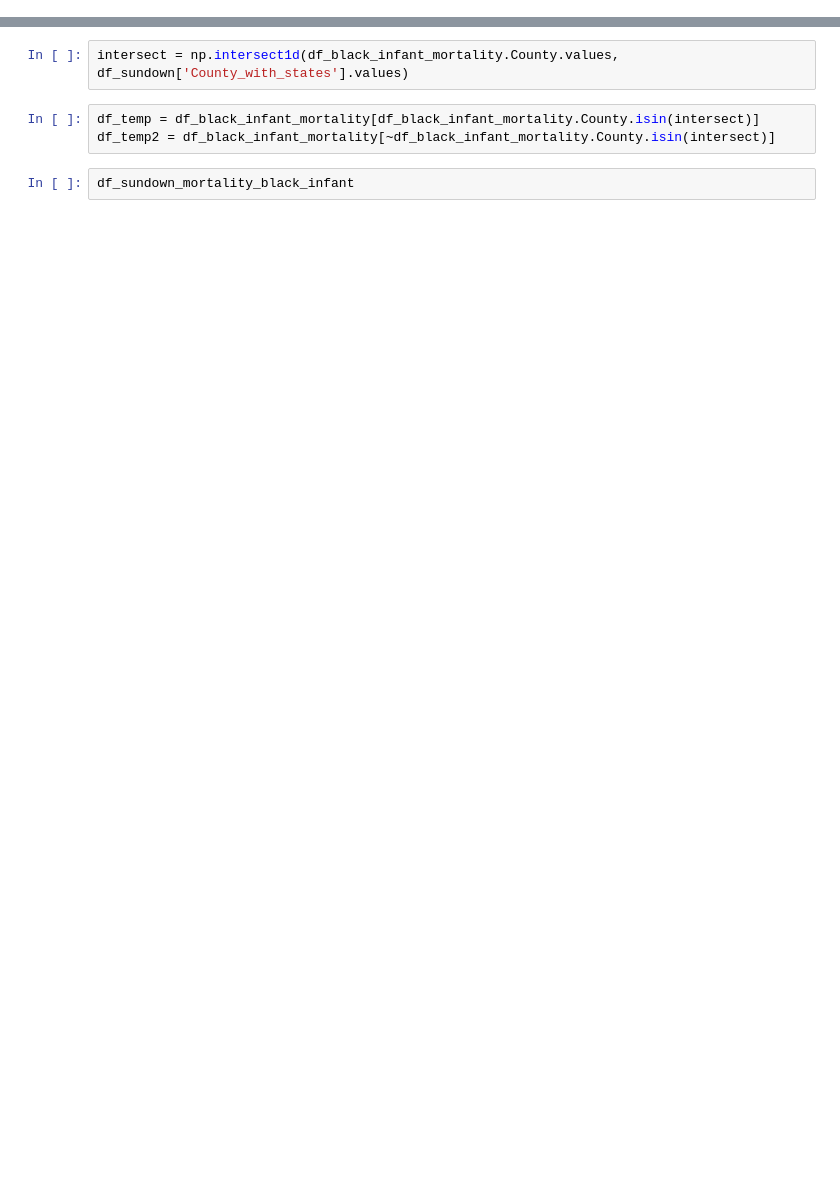
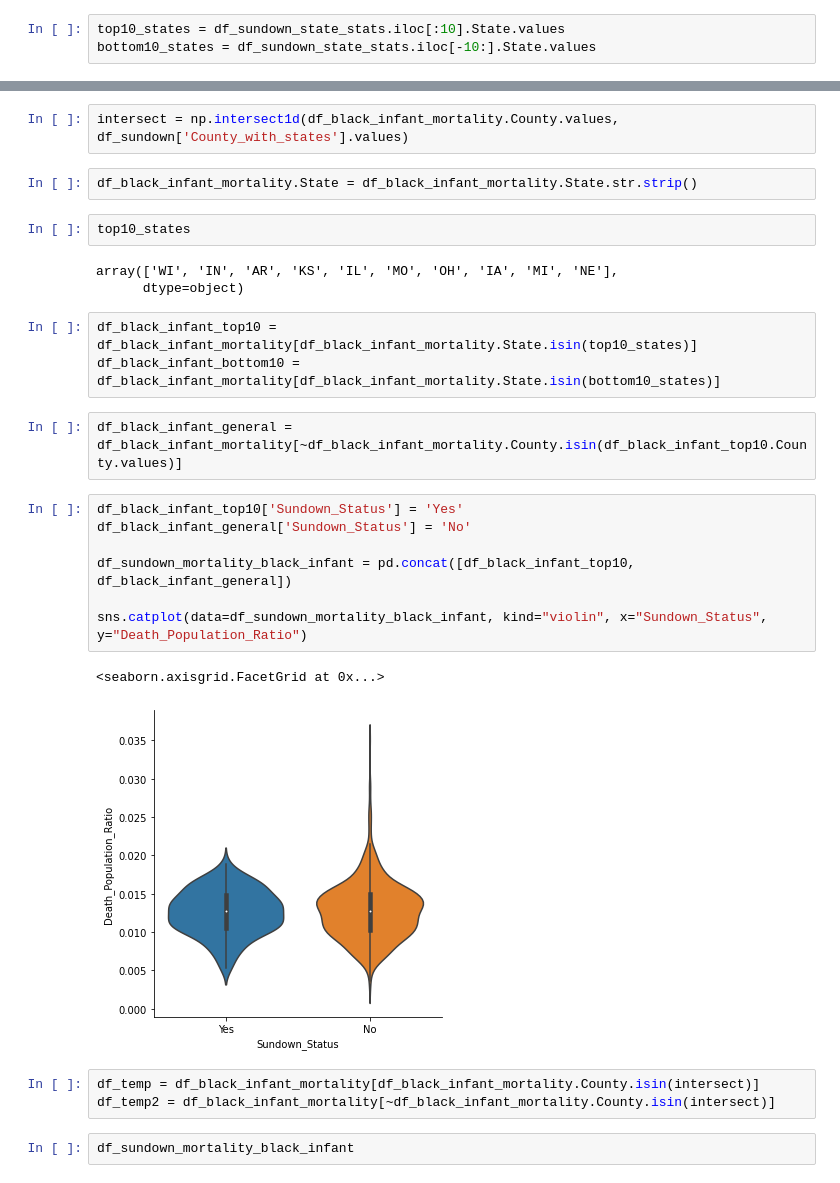
Before and after one commit to franklinyang/hds_fy_kh, a Jupyter notebook: notebooks/EDA.ipynb, the cells around one changed output, grey strips where cells are left out. Saved outputs shown, nothing was run; the diff lists cells and outputs as text; blank space fills up the shorter version.

```diff
--- a/notebooks/EDA.ipynb
+++ b/notebooks/EDA.ipynb
@@ -182,6 +186,9 @@ df_sundown_state_stats = df_sundown_state_stats.merge(df_population_state, left_
 df_sundown_state_stats['normalized # of Sundown Towns'] = df_sundown_state_stats['# of Sundown Town'].values/df_sundown_state_stats['Population'].values
 # %%
 df_sundown_state_stats = df_sundown_state_stats.sort_values(by = 'normalized # of Sundown Towns', ascending = False)
+# %%
+top10_states = df_sundown_state_stats.iloc[:10].State.values
+bottom10_states = df_sundown_state_stats.iloc[-10:].State.values
 # %%
 plt.figure(figsize=(10,5))
 chart = sns.barplot(data = df_sundown_state_stats, x = 'State', y = 'normalized # of Sundown Towns')
@@ -248,5 +257,27 @@ len(np.intersect1d(df_black_infant_mortality.County.values, df_sundown['County_w
 # %%
 intersect = np.intersect1d(df_black_infant_mortality.County.values, df_sundown['County_with_states'].values)
+# %%
+df_black_infant_mortality.State = df_black_infant_mortality.State.str.strip()
+# %%
+top10_states
+# %% [output]
+array(['WI', 'IN', 'AR', 'KS', 'IL', 'MO', 'OH', 'IA', 'MI', 'NE'],
+      dtype=object)
+# %%
+df_black_infant_top10 = df_black_infant_mortality[df_black_infant_mortality.State.isin(top10_states)]
+df_black_infant_bottom10 = df_black_infant_mortality[df_black_infant_mortality.State.isin(bottom10_states)]
+# %%
+df_black_infant_general = df_black_infant_mortality[~df_black_infant_mortality.County.isin(df_black_infant_top10.County.values)]
+# %%
+df_black_infant_top10['Sundown_Status'] = 'Yes'
+df_black_infant_general['Sundown_Status'] = 'No'
+
+df_sundown_mortality_black_infant = pd.concat([df_black_infant_top10, df_black_infant_general])
+
+sns.catplot(data=df_sundown_mortality_black_infant, kind="violin", x="Sundown_Status", y="Death_Population_Ratio")
+# %% [output]
+<seaborn.axisgrid.FacetGrid at 0x...>
+[figure, added]
 # %%
 df_temp = df_black_infant_mortality[df_black_infant_mortality.County.isin(intersect)]
 df_temp2 = df_black_infant_mortality[~df_black_infant_mortality.County.isin(intersect)]
```
Also changed, not shown: parts of 14 cells of this notebook, 3 other files.
